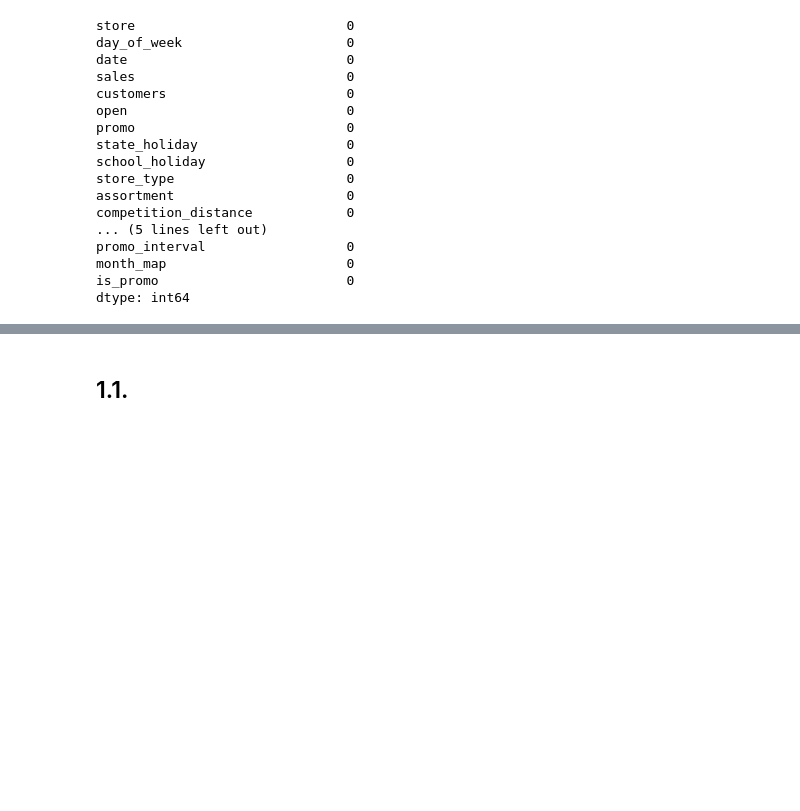
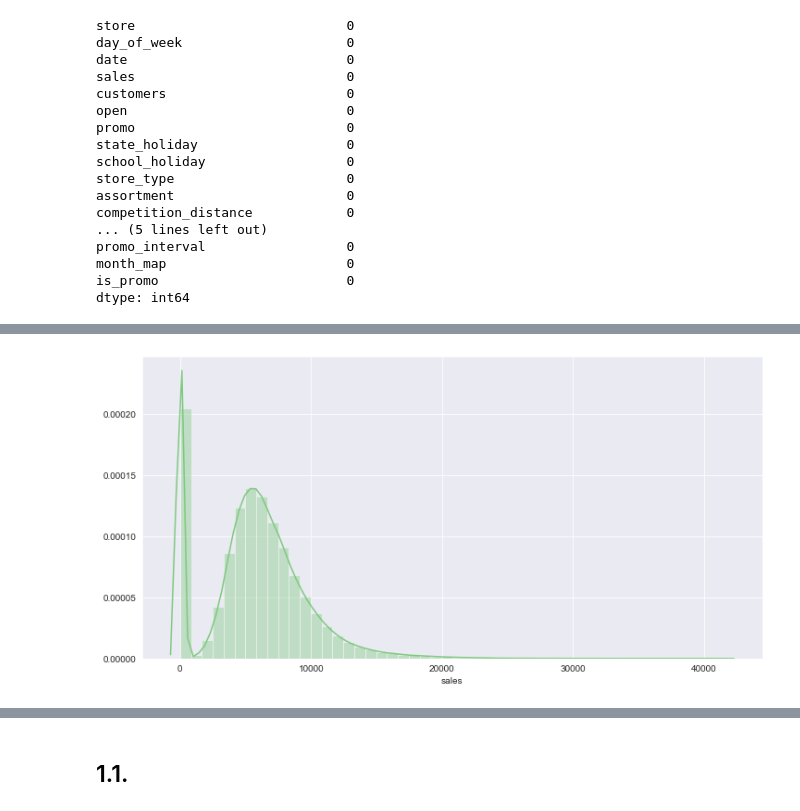
Before and after one commit to brunokatekawa/Curso_DS_Prod, a Jupyter notebook: m02_v01_store_sales_prediction.ipynb, the cells around one changed output, grey strips where cells are left out. Drawn from its saved outputs; the diff is of its cells as text; code cells hidden in the pictures; blank space fills up the shorter version.

```diff
--- a/m02_v01_store_sales_prediction.ipynb
+++ b/m02_v01_store_sales_prediction.ipynb
@@ -7,5 +13,12 @@ import math
 # %% [markdown]
 ## 0.1. Helper functions
+# %%
+# setting seaborn style
+sns.set_style("darkgrid")
+sns.set_palette("Accent")
+
+# setting matplolit inline
+%matplotlib inline
 # %% [markdown]
 ## 0.2 Loading dada
 # %%
@@ -263,0 +323,6 @@ dtype: int64
+# %%
+df1['competition_open_since_month'] = df1['competition_open_since_month'].astype(int)
+df1['competition_open_since_year'] = df1['competition_open_since_year'].astype(int)
+
+df1['promo2_since_week'] = df1['promo2_since_week'].astype(int)
+df1['promo2_since_year'] = df1['promo2_since_year'].astype(int)
@@ -263,0 +423,10 @@ dtype: int64
+# %%
+ax = sns.distplot(df1['sales'])
+
+# setting the figure size in inches
+ax.figure.set_size_inches(12, 6)
+
+# display plot
+plt.show()
+# %% [output]
+[figure, added]
```
Also changed, not shown: parts of 40 cells of this notebook.
